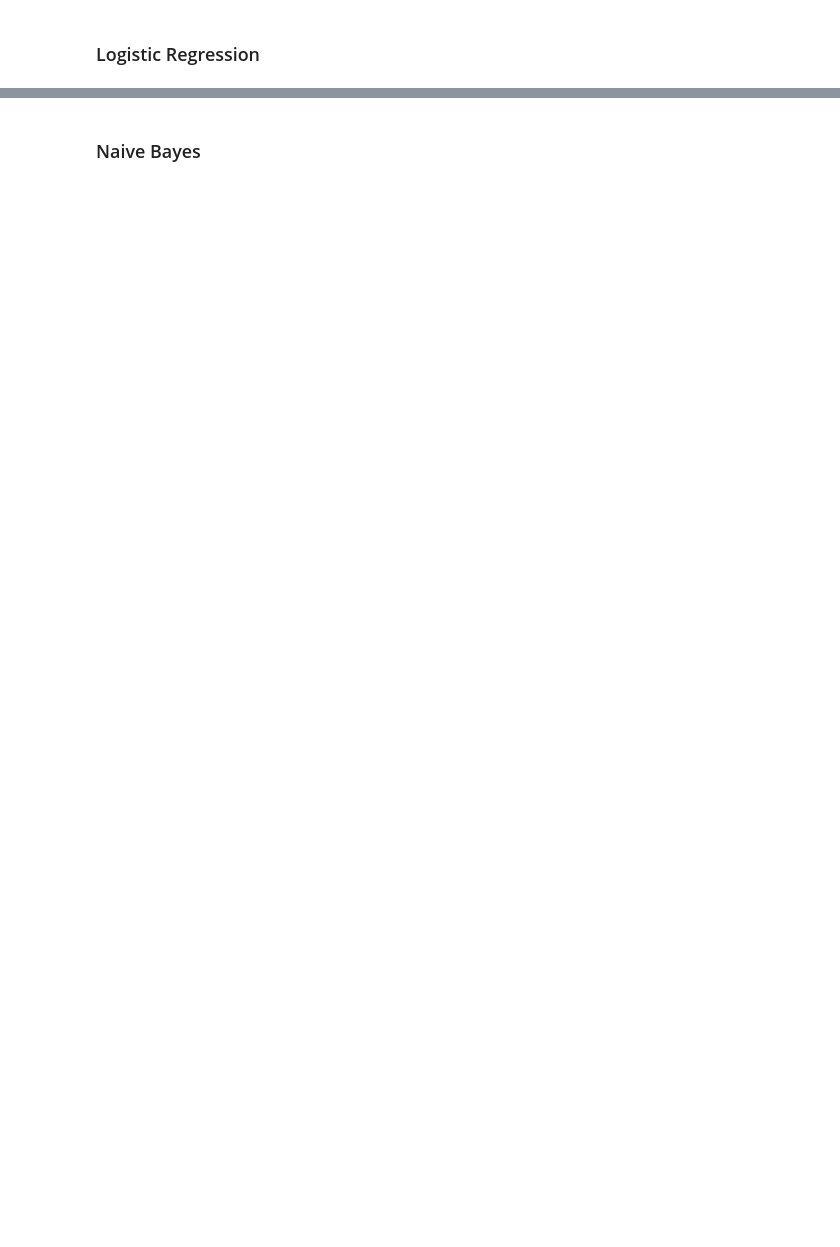
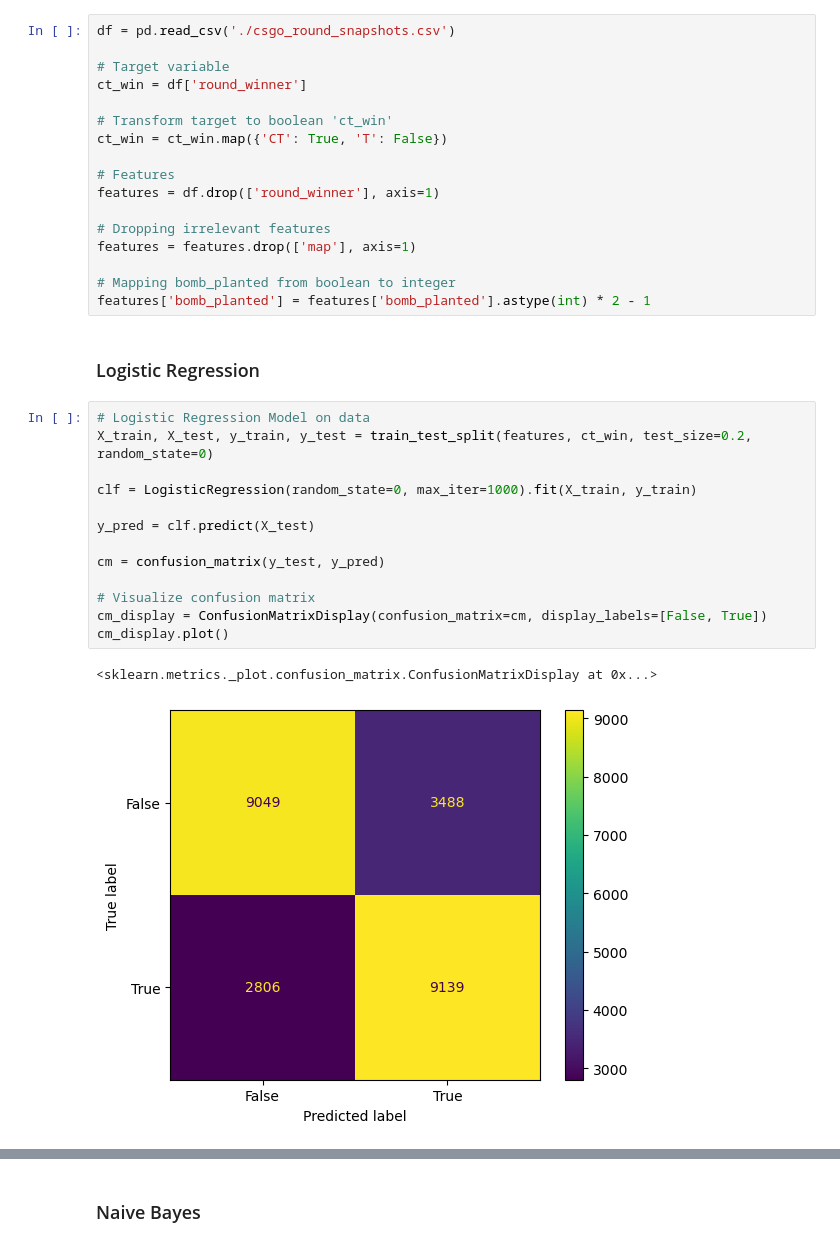
Before and after one commit to rgavigan/csgo-predicting, a Jupyter notebook: csgo_predictions.ipynb, the cells around one changed output, grey strips where cells are left out. Saved outputs shown, nothing was run; the diff lists cells and outputs as text; blank space fills up the shorter version.

```diff
--- a/csgo_predictions.ipynb
+++ b/csgo_predictions.ipynb
@@ -3,4 +34,37 @@
 # %% [markdown]
 ### Data Processing
+# %%
+df = pd.read_csv('./csgo_round_snapshots.csv')
+
+# Target variable
+ct_win = df['round_winner']
+
+# Transform target to boolean 'ct_win'
+ct_win = ct_win.map({'CT': True, 'T': False})
+
+# Features
+features = df.drop(['round_winner'], axis=1)
+
+# Dropping irrelevant features
+features = features.drop(['map'], axis=1)
+
+# Mapping bomb_planted from boolean to integer
+features['bomb_planted'] = features['bomb_planted'].astype(int) * 2 - 1
 # %% [markdown]
 ### Logistic Regression
+# %%
+# Logistic Regression Model on data
+X_train, X_test, y_train, y_test = train_test_split(features, ct_win, test_size=0.2, random_state=0)
+
+clf = LogisticRegression(random_state=0, max_iter=1000).fit(X_train, y_train)
+
+y_pred = clf.predict(X_test)
+
+cm = confusion_matrix(y_test, y_pred)
+
+# Visualize confusion matrix
+cm_display = ConfusionMatrixDisplay(confusion_matrix=cm, display_labels=[False, True])
+cm_display.plot()
+# %% [output]
+<sklearn.metrics._plot.confusion_matrix.ConfusionMatrixDisplay at 0x...>
+[figure, added]
```
Also changed, not shown: parts of 17 cells of this notebook.
